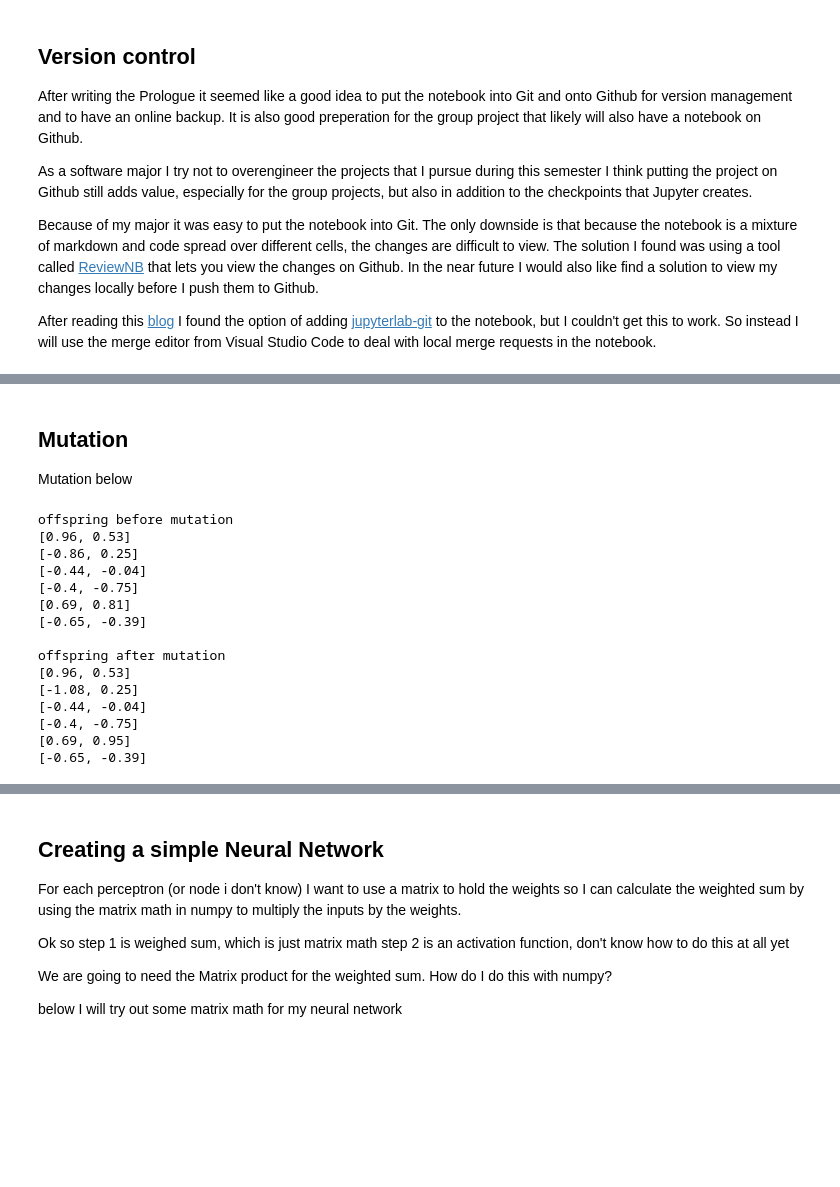
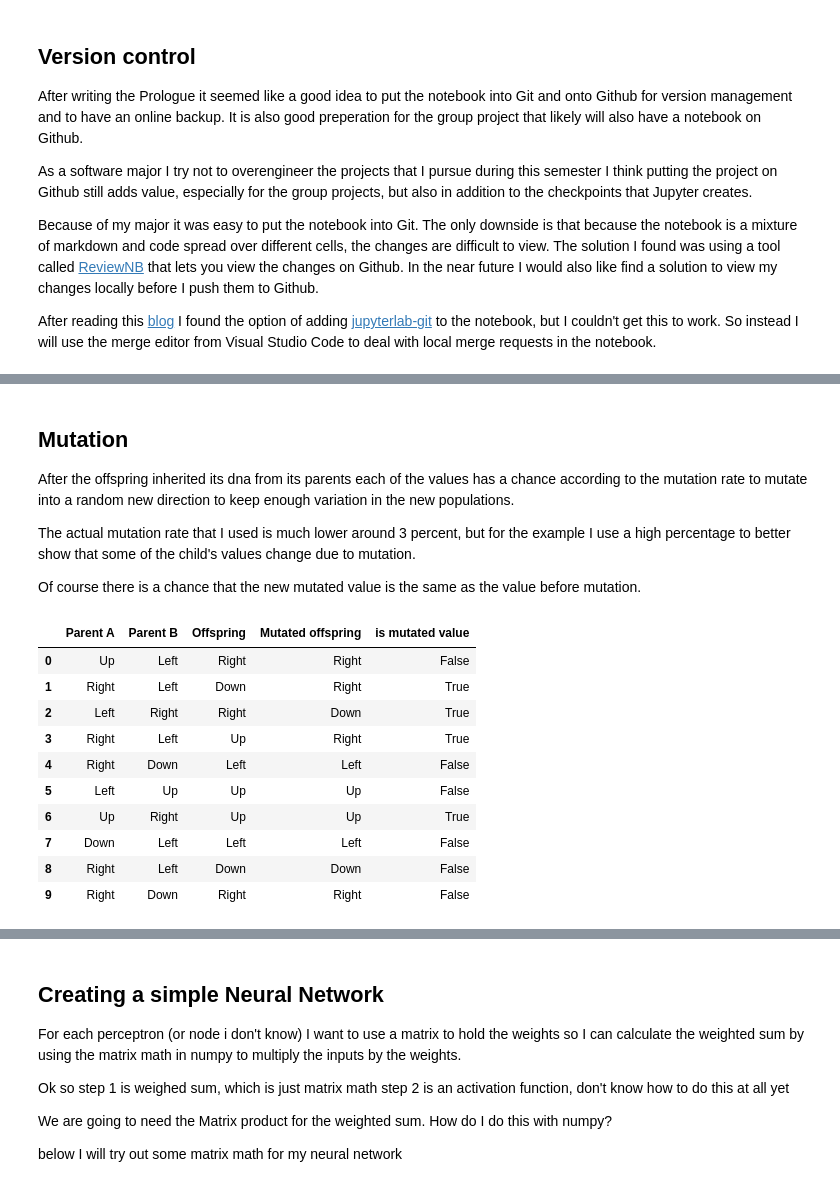
Before and after one commit to MatthijsFontys/AISocietyIndividualProject, a Jupyter notebook: Prologue.ipynb, the cells around one changed output, grey strips where cells are left out. Drawn from its saved outputs; the diff is of its cells as text; code cells hidden in the pictures; blank space fills up the shorter version.

Commit message:
Finish writing Ga example
Commit before deleting the stuff ive been working on but that is not yet ready for the evaluation

```diff
--- a/Prologue.ipynb
+++ b/Prologue.ipynb
@@ -540,44 +506,42 @@ parent_b
 # %% [markdown]
 ## Mutation
 
-Mutation below
+After the offspring inherited its dna from its parents each of the values has a chance according to the mutation rate to mutate into a random new direction to keep enough variation in the new populations.
+
+The actual mutation rate that I used is much lower around 3 percent, but for the example I use a high percentage to better show that some of the child's values change due to mutation.
+
+Of course there is a chance that the new mutated value is the same as the value before mutation.
 # %%
-print('\noffspring before mutation')
-print_member(offspring)
+mutation_rate = 0.40
 
-def get_mutated_value(start_value):
-    sine = [1, -1]
-    if random.random() < 0.5:
-        #return start_value + random.uniform(-0.3, 0.3)
-        return start_value + ((random.random() * 2 - 1) / 3)
-        #return start_value + (random.random() / 2 * random.choice(sine))
-    else:
-        return start_value
+mutated_child_dna = child_dna.copy()
 
-for layer_index in range(len(offspring.layers)):
-    my_layer = offspring.layers[layer_index]
-    #parent_layers = [parent_a.layers[layer_index]]
-    for i in range(offspring.layers[layer_index].node_count):
-        parent_bias = random.choice(parent_layers).biases[i]
-        #my_layer.biases[i] = parent_bias
-        for j in range(offspring.layers[layer_index].input_count):
-            my_layer.weights[i][j] = get_mutated_value(my_layer.weights[i][j])
+did_mutate = []
+for i in range(len(child_dna)):
+    should_mutate = random.random() <= mutation_rate
+    if should_mutate:
+        child_dna[i] = random.choice(OPTIONS)
+    did_mutate.append(should_mutate)
 
-print('\noffspring after mutation')
-print_member(offspring)
+data = [
+    dna_to_txt(parent_a),
+    dna_to_txt(parent_b),
+    dna_to_txt(child_dna),
+    dna_to_txt(mutated_child_dna),
+    did_mutate
+]
+mutation = pd.DataFrame(data).transpose()
+mutation.columns = ['Parent A', 'Parent B', 'Offspring', 'Mutated offspring', 'is mutated value']
+mutation.head(10)
 # %% [output]
-offspring before mutation
-[0.96, 0.53]
-[-0.86, 0.25]
-[-0.44, -0.04]
-[-0.4, -0.75]
-[0.69, 0.81]
-[-0.65, -0.39]
-
-offspring after mutation
-[0.96, 0.53]
-[-1.08, 0.25]
-[-0.44, -0.04]
-[-0.4, -0.75]
-[0.69, 0.95]
-[-0.65, -0.39]
+|  | Parent A | Parent B | Offspring | Mutated offspring | is mutated value |
+| 0 | Up | Left | Right | Right | False |
+| 1 | Right | Left | Down | Right | True |
+| 2 | Left | Right | Right | Down | True |
+| 3 | Right | Left | Up | Right | True |
+| 4 | Right | Down | Left | Left | False |
+| 5 | Left | Up | Up | Up | False |
+| 6 | Up | Right | Up | Up | True |
+| 7 | Down | Left | Left | Left | False |
+| 8 | Right | Left | Down | Down | False |
+| 9 | Right | Down | Right | Right | False |
```
Also changed, not shown: parts of 27 cells of this notebook, 3 other files.
